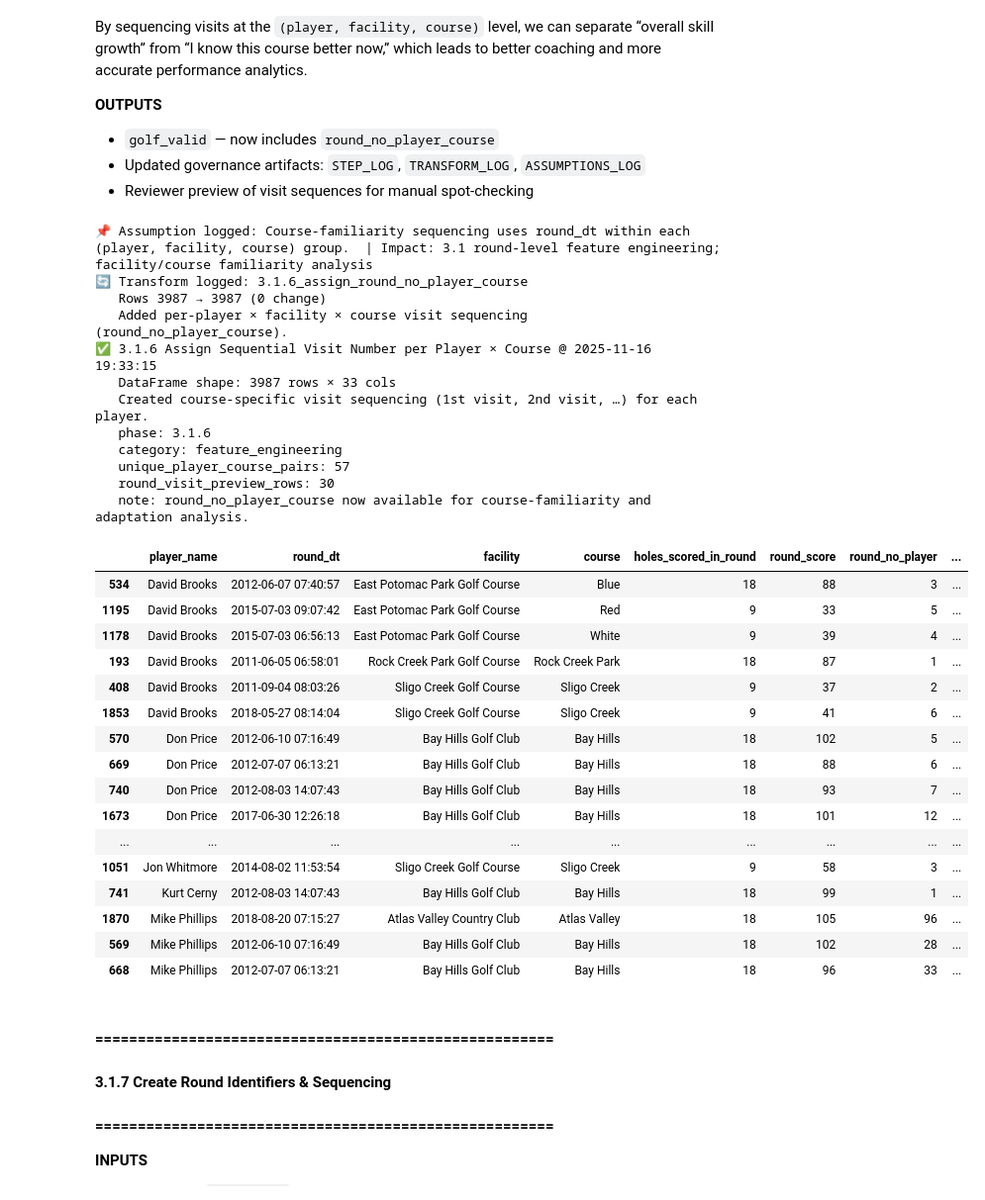
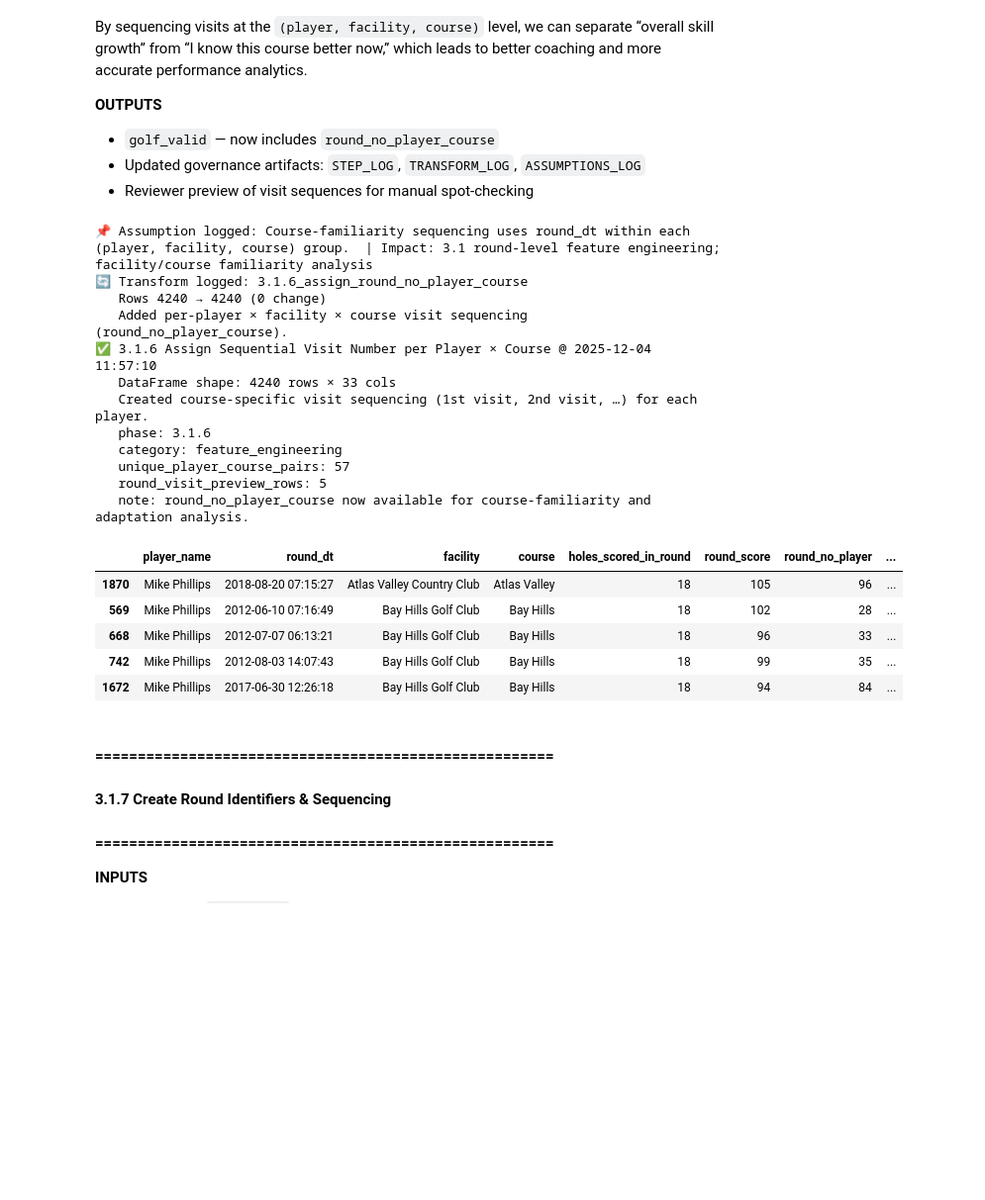
Before and after one commit to mclphlps/golf-performance-analytics-system, a Jupyter notebook: notebooks/golf-capstone.ipynb, the cells around one changed output. Shown at 99% size. Saved outputs shown, nothing was run; the diff lists cells and outputs as text; code cells hidden in the pictures; blank space fills up the shorter version.

```diff
--- a/notebooks/golf-capstone.ipynb
+++ b/notebooks/golf-capstone.ipynb
@@ -2696,7 +2654,7 @@ track_transform(
 # 7. QA / storytelling preview
 # ------------------------------------------------------
 round_visit_preview = (
-    golf_valid[
+    golf_valid.loc[golf_valid["player_name"] == "Mike Phillips",
         [
             "player_name",
             "round_dt",
@@ -2710,7 +2668,7 @@ round_visit_preview = (
     ]
     .drop_duplicates()
     .sort_values(["player_name", "facility", "course", "round_dt"])
-    .head(30)
+    .head()
 )
 
 # ------------------------------------------------------
@@ -2727,53 +2685,42 @@ num_unique_player_course_pairs = (
 # ------------------------------------------------------
 log_step(
     step_name="3.1.6 Assign Sequential Visit Number per Player × Course",
     description="Created course-specific visit sequencing (1st visit, 2nd visit, …) for each player.",
     inputs=["golf_valid"],
     outputs=["golf_valid"],
     df=golf_valid,
     extra_info={
         "phase": "3.1.6",
         "category": "feature_engineering",
         "unique_player_course_pairs": num_unique_player_course_pairs,
         "round_visit_preview_rows": len(round_visit_preview),
         "note": "round_no_player_course now available for course-familiarity and adaptation analysis.",
     },
 )
 
 # ------------------------------------------------------
 # 10. Reviewer peek
 # ------------------------------------------------------
 display(round_visit_preview)
 # %% [output]
 📌 Assumption logged: Course-familiarity sequencing uses round_dt within each (player, facility, course) group.  | Impact: 3.1 round-level feature engineering; facility/course familiarity analysis
 🔄 Transform logged: 3.1.6_assign_round_no_player_course
-   Rows 3987 → 3987 (0 change)
+   Rows 4240 → 4240 (0 change)
    Added per-player × facility × course visit sequencing (round_no_player_course).
-✅ 3.1.6 Assign Sequential Visit Number per Player × Course @ 2025-11-16 19:33:15
-   DataFrame shape: 3987 rows × 33 cols
+✅ 3.1.6 Assign Sequential Visit Number per Player × Course @ 2025-12-04 11:57:10
+   DataFrame shape: 4240 rows × 33 cols
    Created course-specific visit sequencing (1st visit, 2nd visit, …) for each player.
    phase: 3.1.6
    category: feature_engineering
    unique_player_course_pairs: 57
-   round_visit_preview_rows: 30
+   round_visit_preview_rows: 5
    note: round_no_player_course now available for course-familiarity and adaptation analysis.
 |  | player_name | round_dt | facility | course | holes_scored_in_round | round_score | round_no_player | ... |
-| 534 | David Brooks | 2012-06-07 07:40:57 | East Potomac Park Golf Course | Blue | 18 | 88 | 3 | ... |
-| 1195 | David Brooks | 2015-07-03 09:07:42 | East Potomac Park Golf Course | Red | 9 | 33 | 5 | ... |
-| 1178 | David Brooks | 2015-07-03 06:56:13 | East Potomac Park Golf Course | White | 9 | 39 | 4 | ... |
-| 193 | David Brooks | 2011-06-05 06:58:01 | Rock Creek Park Golf Course | Rock Creek Park | 18 | 87 | 1 | ... |
-| 408 | David Brooks | 2011-09-04 08:03:26 | Sligo Creek Golf Course | Sligo Creek | 9 | 37 | 2 | ... |
-| 1853 | David Brooks | 2018-05-27 08:14:04 | Sligo Creek Golf Course | Sligo Creek | 9 | 41 | 6 | ... |
-| 570 | Don Price | 2012-06-10 07:16:49 | Bay Hills Golf Club | Bay Hills | 18 | 102 | 5 | ... |
-| 669 | Don Price | 2012-07-07 06:13:21 | Bay Hills Golf Club | Bay Hills | 18 | 88 | 6 | ... |
-| 740 | Don Price | 2012-08-03 14:07:43 | Bay Hills Golf Club | Bay Hills | 18 | 93 | 7 | ... |
-| 1673 | Don Price | 2017-06-30 12:26:18 | Bay Hills Golf Club | Bay Hills | 18 | 101 | 12 | ... |
-| ... | ... | ... | ... | ... | ... | ... | ... | ... |
-| 1051 | Jon Whitmore | 2014-08-02 11:53:54 | Sligo Creek Golf Course | Sligo Creek | 9 | 58 | 3 | ... |
-| 741 | Kurt Cerny | 2012-08-03 14:07:43 | Bay Hills Golf Club | Bay Hills | 18 | 99 | 1 | ... |
 | 1870 | Mike Phillips | 2018-08-20 07:15:27 | Atlas Valley Country Club | Atlas Valley | 18 | 105 | 96 | ... |
 | 569 | Mike Phillips | 2012-06-10 07:16:49 | Bay Hills Golf Club | Bay Hills | 18 | 102 | 28 | ... |
 | 668 | Mike Phillips | 2012-07-07 06:13:21 | Bay Hills Golf Club | Bay Hills | 18 | 96 | 33 | ... |
+| 742 | Mike Phillips | 2012-08-03 14:07:43 | Bay Hills Golf Club | Bay Hills | 18 | 99 | 35 | ... |
+| 1672 | Mike Phillips | 2017-06-30 12:26:18 | Bay Hills Golf Club | Bay Hills | 18 | 94 | 84 | ... |
 # %% [markdown]
 #### ======================================================
 #### 3.1.7 Create Round Identifiers & Sequencing
```
Also changed, not shown: parts of 45 cells of this notebook, 10 other files.
